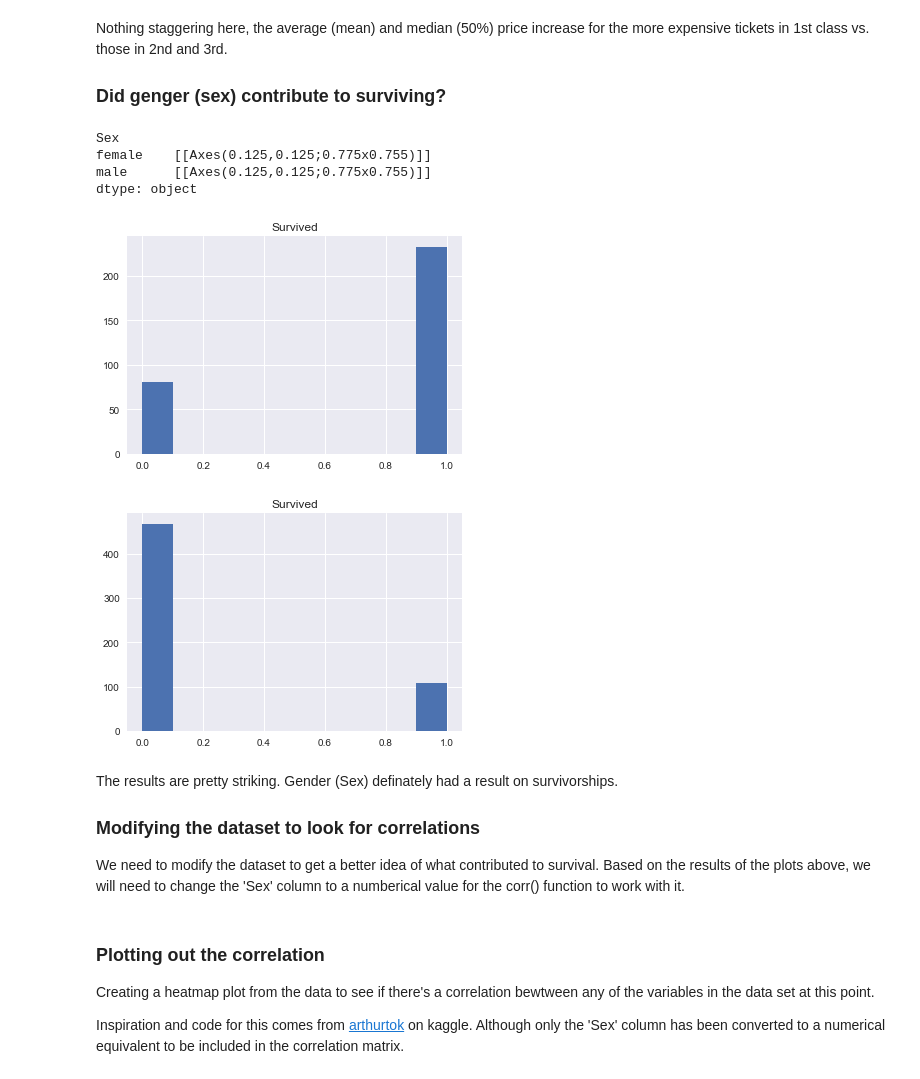
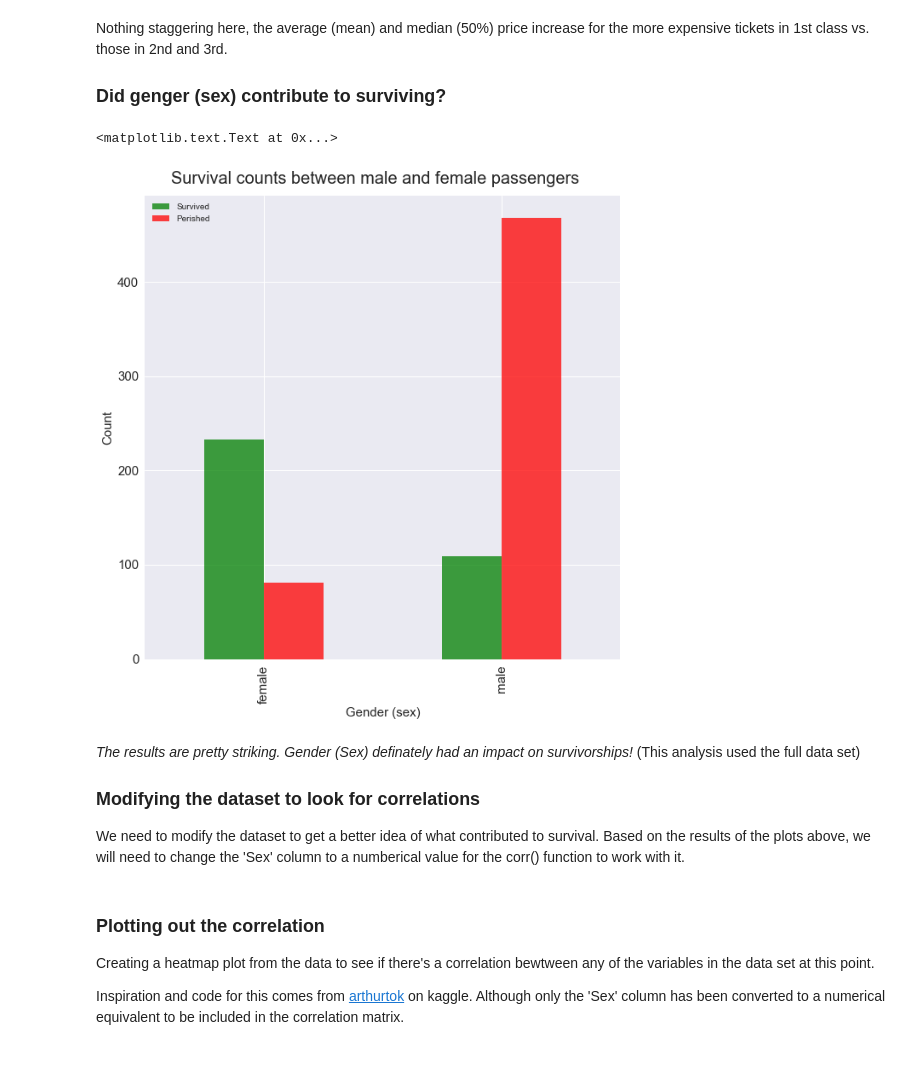
Before and after one commit to loeakaodas/titanic_project, a Jupyter notebook: titanic_project.ipynb, the cells around one changed output. Cells and saved outputs as stored; diff of their text form; code cells hidden in the pictures.

```diff
--- a/titanic_project.ipynb
+++ b/titanic_project.ipynb
@@ -161,20 +159,31 @@ titanic.groupby('Pclass')['Fare'].describe()
 Nothing staggering here, the average (mean) and median (50%) price increase for the more expensive tickets in 1st class vs. those in 2nd and 3rd.
 
 ### Did genger (sex) contribute to surviving?
-# %%
-# Lets see if gender contributed to survivorship or not
-t = titanic.groupby('Sex')
-
-t.hist('Survived')
-# %% [output]
-Sex
-female    [[Axes(0.125,0.125;0.775x0.755)]]
-male      [[Axes(0.125,0.125;0.775x0.755)]]
-dtype: object
-[figure, removed]
-[figure, removed]
+# %%
+# Lets see if gender contributed to survivorship or not
+# by grouping the data by 'Sex' and figuring out the
+# number of passengers that survived or perished
+t = titanic.groupby('Sex')
+total = t['Survived'].count()
+survived = t['Survived'].sum()
+perished = total - survived
+
+# Concatenate the two data frames & set the column names
+# before plotting out the results
+df = pd.concat([survived, perished], axis=1)
+df.columns = ['Survived', 'Perished']
+
+# Plotting the data out to a bar graph using Matplotlib
+ax = df.plot.bar(alpha=0.75, fontsize=15, figsize=(10,10), color=['green', 'red'])
+plt.suptitle('Survival counts between male and female passengers', fontsize=20, y=0.92)
+ax.set_ylabel("Count", fontsize=15)
+ax.set_xlabel("Gender (sex)", fontsize=15)
+# %% [output]
+<matplotlib.text.Text at 0x...>
+[figure, added]
 # %% [markdown]
-The results are pretty striking. Gender (Sex) definately had a result on survivorships.
+_The results are pretty striking. Gender (Sex) definately had an impact on survivorships!_ (This analysis used the full data set)
+
 
 ### Modifying the dataset to look for correlations
 
```
Also changed, not shown: parts of 2 cells of this notebook.
